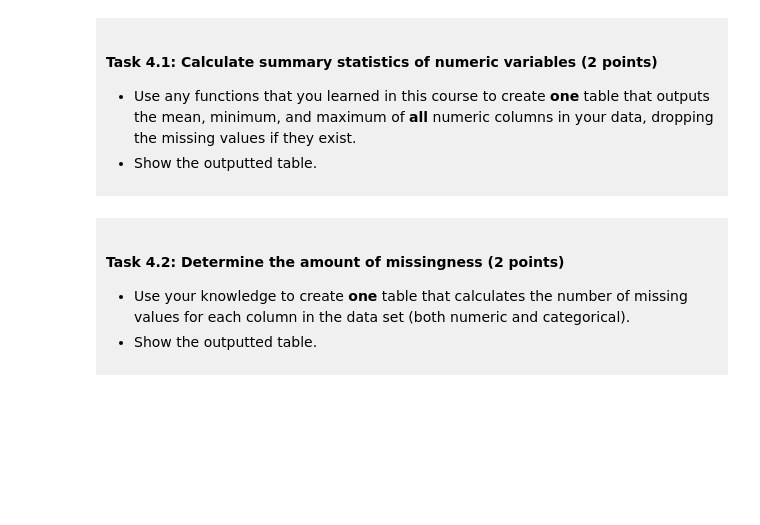
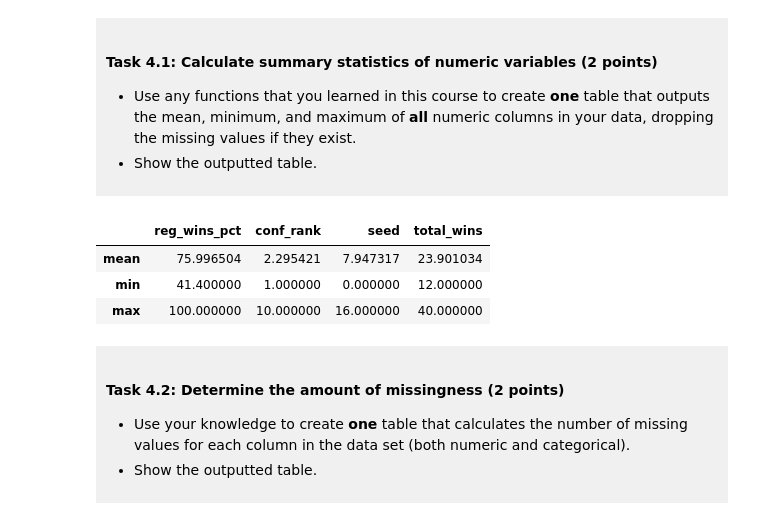
Before and after one commit to mdhali12/dsci-100-project-Manav_Dhaliwal, a Jupyter notebook: dsci-100-project-notebook.ipynb, the cells around one changed output. Drawn from its saved outputs; the diff is of its cells as text; code cells hidden in the pictures; blank space fills up the shorter version.

```diff
--- a/dsci-100-project-notebook.ipynb
+++ b/dsci-100-project-notebook.ipynb
@@ -240,7 +240,12 @@ You will refine your research question (if needed) and produce a tidy data set.
 
 </div>
 # %%
-### EDIT THIS CODE CELL ###
+tidied_df.select_dtypes(include="number").agg(["mean", "min", "max"]).dropna(axis=1)
+# %% [output]
+|  | reg_wins_pct | conf_rank | seed | total_wins |
+| mean | 75.996504 | 2.295421 | 7.947317 | 23.901034 |
+| min | 41.400000 | 1.000000 | 0.000000 | 12.000000 |
+| max | 100.000000 | 10.000000 | 16.000000 | 40.000000 |
 # %% [markdown]
 <div style="background-color: #f0f0f0; padding: 10px;">
 
```
Also changed, not shown: parts of 9 cells of this notebook.
